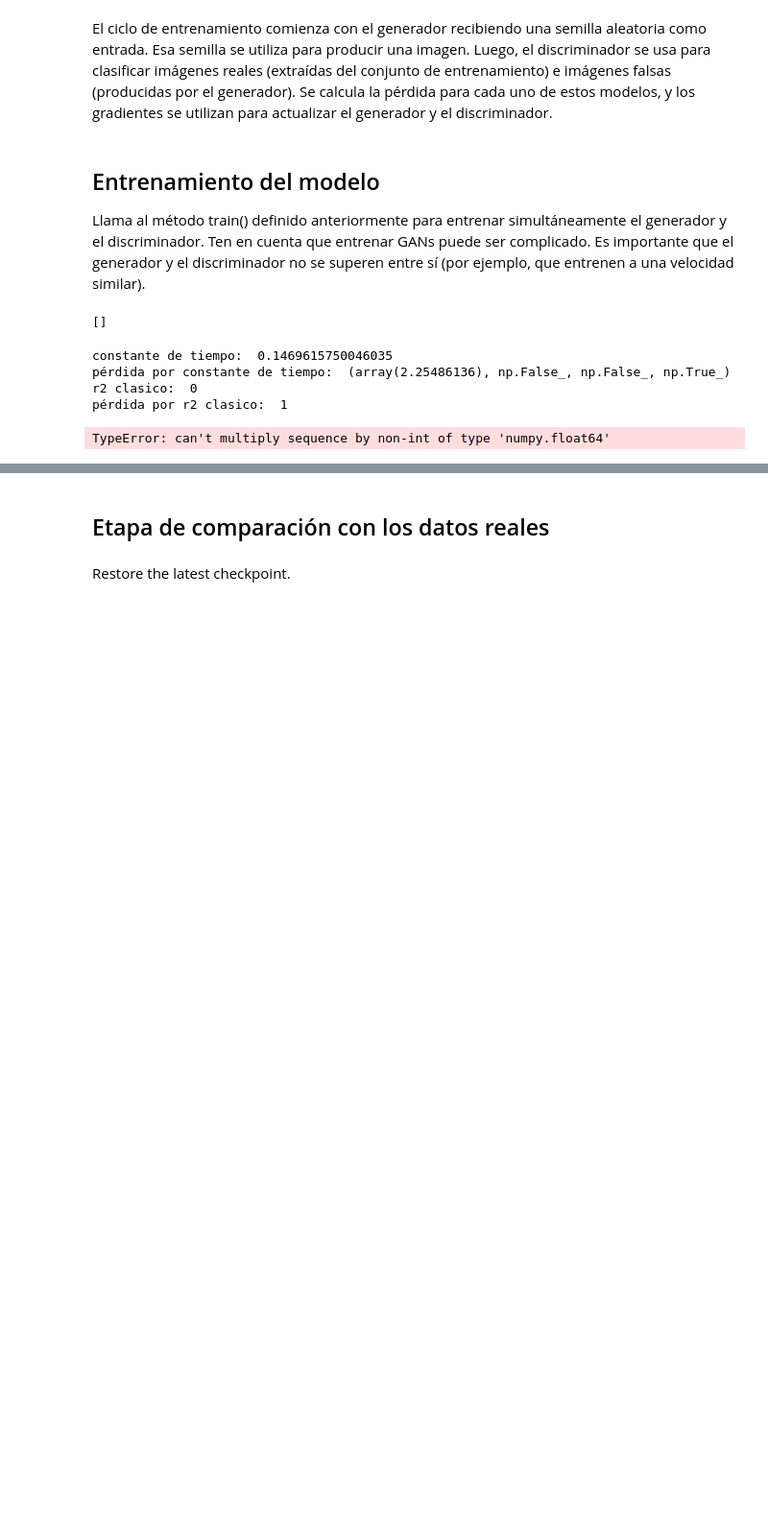
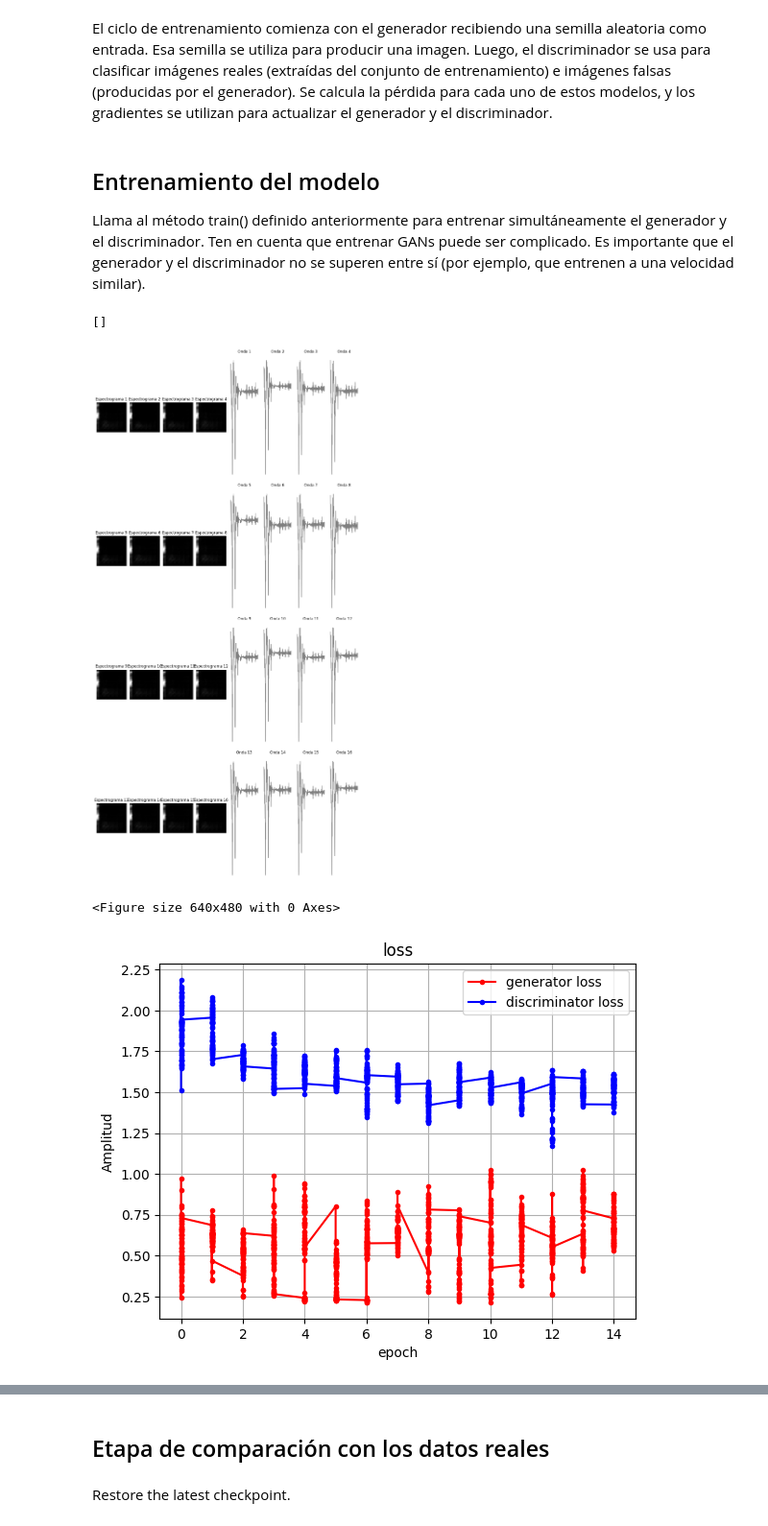
Before and after one commit to NicoTinto/PINN-Wavegan, a Jupyter notebook: DCgan_Electrical_Tree-Nicolas.ipynb, the cells around one changed output, grey strips where cells are left out. Shown at 96% size. Saved outputs shown, nothing was run; the diff lists cells and outputs as text; code cells hidden in the pictures; blank space fills up the shorter version.

```diff
--- a/DCgan_Electrical_Tree-Nicolas.ipynb
+++ b/DCgan_Electrical_Tree-Nicolas.ipynb
@@ -952,7 +1000,7 @@ def generator_loss(fake_output,generated_images):
     print('pérdida por r2 clasico: ',inverted_sigmoid(r2_clasico, k=10))
 
 
-    return 0.3*cross_entropy(tf.ones_like(fake_output), fake_output) + 0.1*(1-inverted_sigmoid(r2_clasico,0.25, k=10))*(smooth_huber_tanh(cte_tiempo - corrimiento, delta1, delta2, alpha=100)) + 0.3*inverted_sigmoid(r2_clasico,0.25, k=10)
+    return 0.33*cross_entropy(tf.ones_like(fake_output), fake_output) + 0.5*(r2_clasico)*(smooth_huber_tanh(cte_tiempo - corrimiento, delta1, delta2, alpha=100)) + 0.3*inverted_sigmoid(r2_clasico,0.25, k=10)
 # %% [markdown]
 
 Los optimizadores del discriminador y del generador son diferentes, ya que se entrenarán dos redes por separado.
@@ -1082,12 +1130,10 @@ print(tf.config.list_physical_devices('GPU'))
 # %% [output]
 []
 # %%
-EPOCHS=10
+EPOCHS=15
 ondas=train(train_dataset, EPOCHS)
 ondas_generadas=np.array(ondas)
 # %% [output]
+[figure, added]
-constante de tiempo:  0.1469615750046035
-pérdida por constante de tiempo:  (array(2.25486136), np.False_, np.False_, np.True_)
-r2 clasico:  0
-pérdida por r2 clasico:  1
+<Figure size 640x480 with 0 Axes>
-TypeError: can't multiply sequence by non-int of type 'numpy.float64'
+[figure, added]
```
Also changed, not shown: parts of 7 cells of this notebook.
